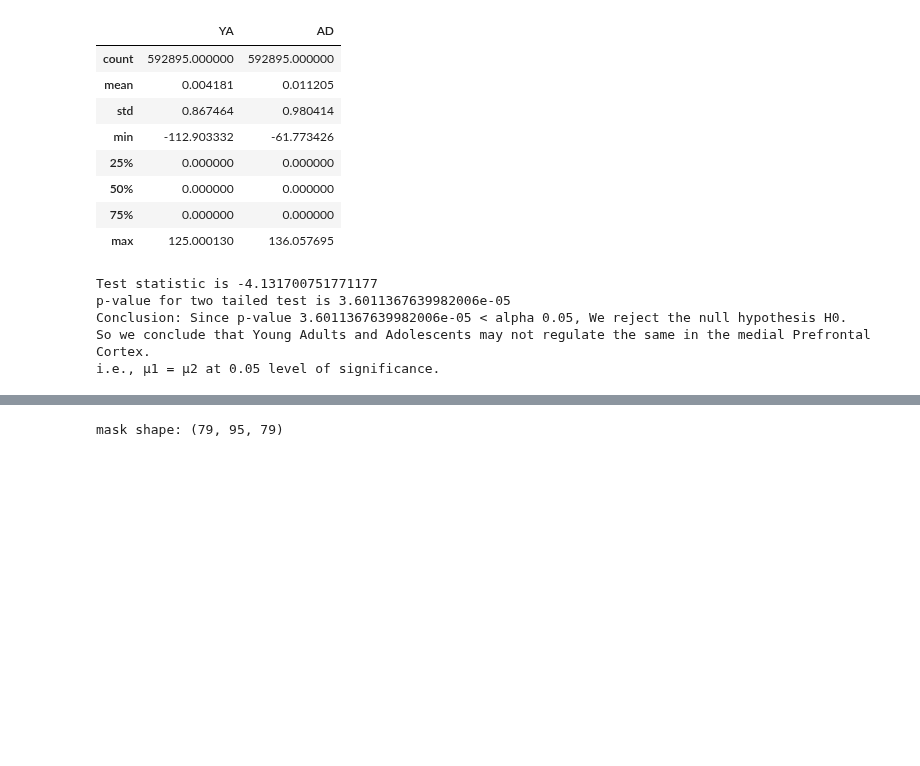
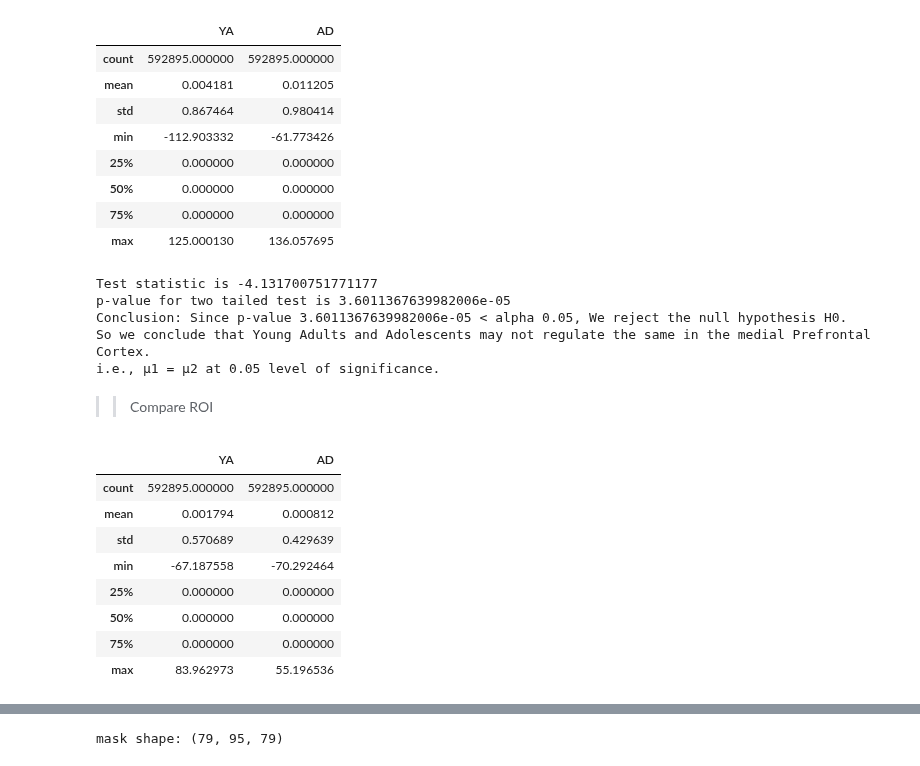
Before and after one commit to staceybeck/teambrainiac, a Jupyter notebook: source/group_svm/Statistical_tests_Group.ipynb, the cells around one changed output, grey strips where cells are left out. Drawn from its saved outputs; the diff is of its cells as text; code cells hidden in the pictures; blank space fills up the shorter version.

```diff
--- a/source/group_svm/Statistical_tests_Group.ipynb
+++ b/source/group_svm/Statistical_tests_Group.ipynb
@@ -81,0 +32,23 @@ Successfully installed boto3-1.21.44 botocore-1.24.44 jmespath-1.0.0 nilearn-0.9
+# %%
+import pandas as pd
+import numpy as np
+from collections import defaultdict
+adpfc = open_pickle('/content/gdrive/MyDrive/data/AD_detrend_2_3_mPFC.pkl')
+adnacc = open_pickle('/content/gdrive/MyDrive/data/AD_detrend_2_3_nacc_aal.pkl')
+adacc = open_pickle('/content/gdrive/MyDrive/data/AD_detrend_2_3_acc_aal.pkl')
+adai = open_pickle('/content/gdrive/MyDrive/data/AD_detrend_2_3_anterior_insula_aal.pkl')
+
+as_mpfc = adpfc['bmap2'][0]
+as_nacc = adnacc['bmap2'][0]
+as_acc = adacc['bmap2'][0]
+as_ai = adai['bmap2'][0]
+
+yapfc = open_pickle('/content/gdrive/MyDrive/data/YA_detrend_2_3_mPFC.pkl')
+yanacc = open_pickle('/content/gdrive/MyDrive/data/YA_detrend_2_3_nacc_aal.pkl')
+yaacc = open_pickle('/content/gdrive/MyDrive/data/YA_detrend_2_3_acc_aal.pkl')
+yaai = open_pickle('/content/gdrive/MyDrive/data/YA_detrend_2_3_anterior_insula_aal.pkl')
+
+ya_mpfc = yapfc['bmap2'][0]
+ya_nacc = yanacc['bmap2'][0]
+ya_acc = yaacc['bmap2'][0]
+ya_ai = yaai['bmap2'][0]
@@ -237,3 +208,19 @@ p-value for two tailed test is 3.6011367639982006e-05
 Conclusion: Since p-value 3.6011367639982006e-05 < alpha 0.05, We reject the null hypothesis H0.
 So we conclude that Young Adults and Adolescents may not regulate the same in the medial Prefrontal Cortex.
 i.e., μ1 = μ2 at 0.05 level of significance.
+# %% [markdown]
+>> Compare ROI
+# %%
+dictionary_values = {'YA': ya_mpfc, 'AD':as_mpfc}
+summary_df = pd.DataFrame(dictionary_values)
+summary_df.describe()
+# %% [output]
+|  | YA | AD |
+| count | 592895.000000 | 592895.000000 |
+| mean | 0.001794 | 0.000812 |
+| std | 0.570689 | 0.429639 |
+| min | -67.187558 | -70.292464 |
+| 25% | 0.000000 | 0.000000 |
+| 50% | 0.000000 | 0.000000 |
+| 75% | 0.000000 | 0.000000 |
+| max | 83.962973 | 55.196536 |
```
Also changed, not shown: parts of 28 cells of this notebook.
